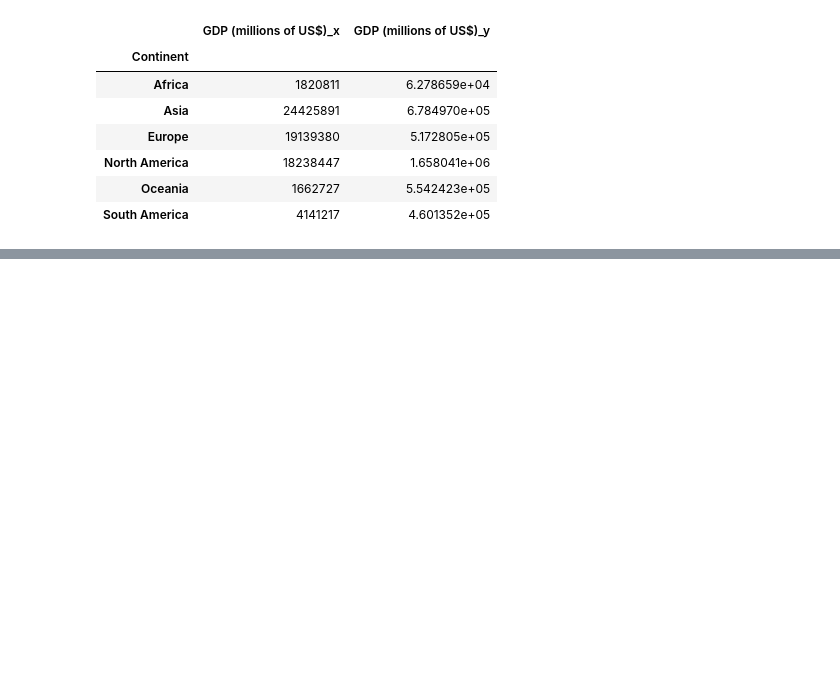
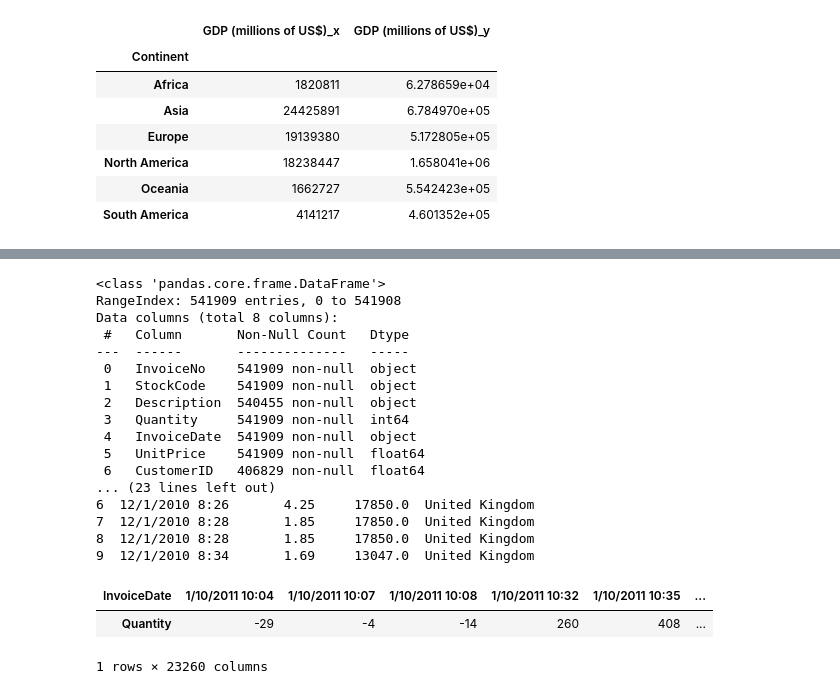
Before and after one commit to narutoluffy0801/123, a Jupyter notebook: B3-pandas2_baitap.ipynb, the cells around one changed output, grey strips where cells are left out. Cells and saved outputs as stored; diff of their text form; code cells hidden in the pictures; blank space fills up the shorter version.

Commit message:
pandas2 baitap2

```diff
--- a/B3-pandas2_baitap.ipynb
+++ b/B3-pandas2_baitap.ipynb
@@ -164,0 +172,36 @@ None
+# %%
+import pandas as pd
+df=pd.read_csv('OnlineRetail.csv')
+print(df.info())
+print(df.head(10))
+pivot1=df.pivot_table(values='Quantity',index='InvoiceNo',columns='Country',aggfunc ='sum')
+pivot1.head()
+pivot2=df.pivot_table(values='Quantity', index='StockCode',aggfunc = {min, max})
+pivot2.head()
+import numpy as np
+pivot3=df.pivot_table(values=['Quantity','UnitPrice'], index='StockCode',aggfunc ={'Quantity': np.sum,'UnitPrice': np.mean})
+pivot3.head()
+#pivot4=df.pivot_table(values='Quantity', index='InvoiceDate',aggfunc ='sum')
+pivot4=df.pivot_table(values='Quantity', columns='InvoiceDate',aggfunc ='sum')
+pivot4.head()
+# %% [output]
+<class 'pandas.core.frame.DataFrame'>
+RangeIndex: 541909 entries, 0 to 541908
+Data columns (total 8 columns):
+ #   Column       Non-Null Count   Dtype
+---  ------       --------------   -----
+ 0   InvoiceNo    541909 non-null  object
+ 1   StockCode    541909 non-null  object
+ 2   Description  540455 non-null  object
+ 3   Quantity     541909 non-null  int64
+ 4   InvoiceDate  541909 non-null  object
+ 5   UnitPrice    541909 non-null  float64
+ 6   CustomerID   406829 non-null  float64
+... (23 lines left out)
+6  12/1/2010 8:26       4.25     17850.0  United Kingdom
+7  12/1/2010 8:28       1.85     17850.0  United Kingdom
+8  12/1/2010 8:28       1.85     17850.0  United Kingdom
+9  12/1/2010 8:34       1.69     13047.0  United Kingdom
+| InvoiceDate | 1/10/2011 10:04 | 1/10/2011 10:07 | 1/10/2011 10:08 | 1/10/2011 10:32 | 1/10/2011 10:35 | ... |
+| Quantity | -29 | -4 | -14 | 260 | 408 | ... |
+1 rows × 23260 columns
```
Also changed, not shown: parts of 2 cells of this notebook.
